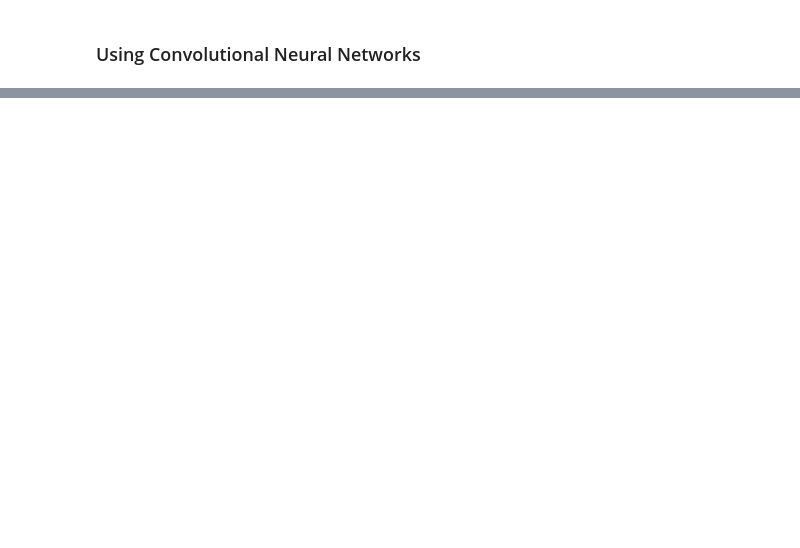
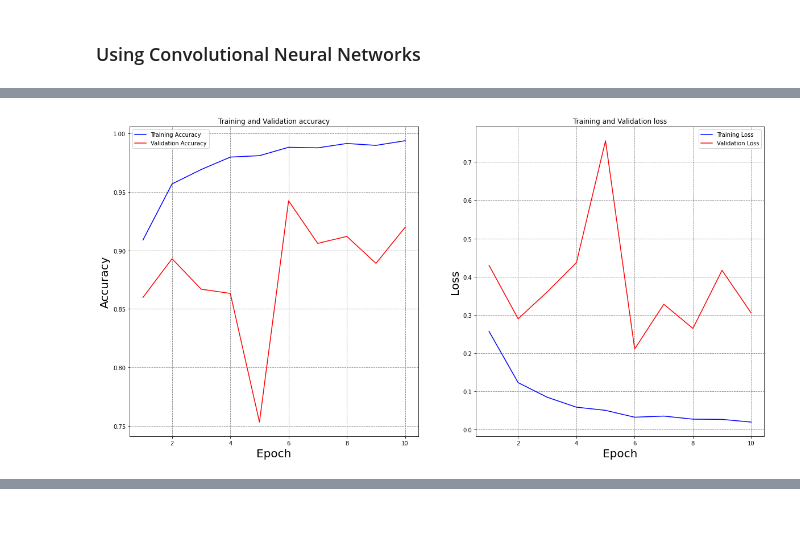
Before and after one commit to derrell24/Data-Science-and-Machine-Learning-Projects, a Jupyter notebook: Covid19_Detection_Chest_Xray/x-ray-image-classification-for-covid-19.ipynb, the cells around one changed output, grey strips where cells are left out. Drawn from its saved outputs; the diff is of its cells as text; code cells hidden in the pictures; blank space fills up the shorter version.

Commit message:
covid-19 check X-ray updated

```diff
--- a/Covid19_Detection_Chest_Xray/x-ray-image-classification-for-covid-19.ipynb
+++ b/Covid19_Detection_Chest_Xray/x-ray-image-classification-for-covid-19.ipynb
@@ -223,0 +230,43 @@ NameError: name 'test_data' is not defined
+# %%
+def resnet_model(train_data,test_data, epochs,img_height,img_width):
+#Building the model using Keras functional API
+    print("----Building the model----")
+
+    base_model = ResNet50(input_shape= (img_height,img_width,3), include_top=False)
+#     base_model.trainable=False #freezing the layer
+
+
+    x=base_model.output
+    x=GlobalAveragePooling2D()(x)
+    x = Dense(128, activation='relu')(x)
+    x = Dense(64, activation='relu')(x)
+    out=Dense(4,activation='softmax')(x)
+
+    model=Model(inputs=base_model.input,outputs=out)
+    # model.summary()
+#Training the Convolutional Neural Network
+    print("----Training the network----")
+    model.compile(optimizer= Adam(0.0001),
+              loss='sparse_categorical_crossentropy',
+              metrics=['accuracy'])
+
+    early_stop = EarlyStopping(monitor='val_loss',
+                               mode='min',
+                               patience = 5 ,
+                               restore_best_weights=True)
+    #model_checkpoint
+    mc = ModelCheckpoint('resnet_model.h5', monitor='val_loss', mode='min', verbose=1, save_best_only=True)
+    r = model.fit(train_data,
+                  validation_data = val_data,
+                  epochs = epochs,
+                  verbose = 2,
+                  batch_size = 32,
+                  callbacks = [early_stop,mc])
+    print("Train score:", model.evaluate(train_data))
+    print("Test score:", model.evaluate(val_data))
+    n_epochs = len(r.history['loss'])
+
+    return r,model,n_epochs
+# %%
+epochs = 10
+r,model,n_epochs = resnet_model(train_data, val_data,epochs,img_height,img_width)
@@ -223,0 +291,4 @@ NameError: name 'test_data' is not defined
+# %%
+plotLearningCurve(r,n_epochs)
+# %% [output]
+[figure, added]
```
Also changed, not shown: parts of 11 cells of this notebook.
